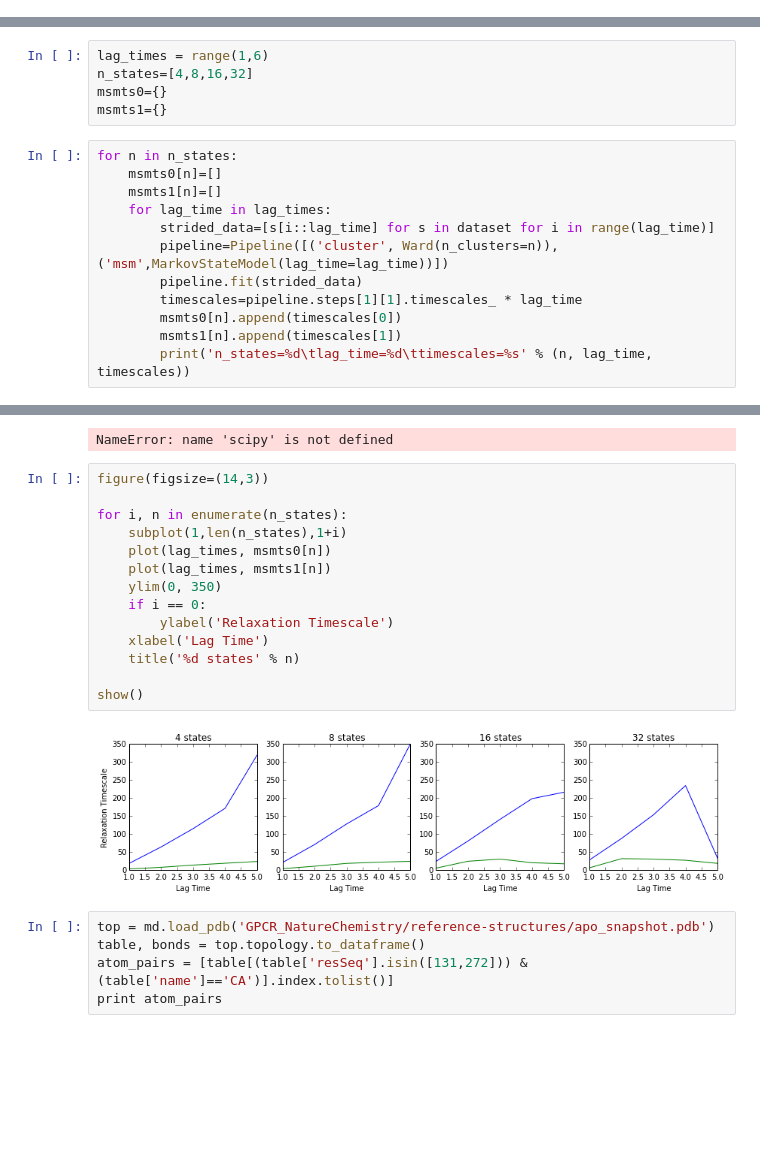
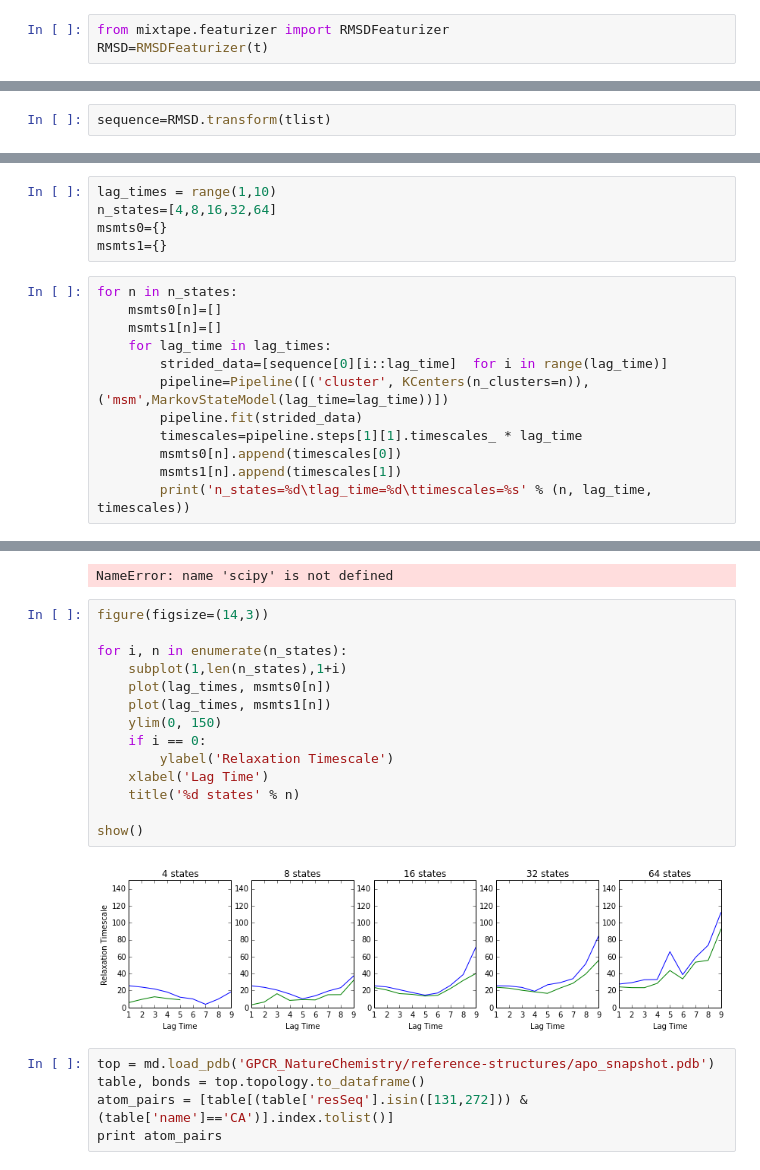
Before and after one commit to ChayaSt/exacycleGPCR, a Jupyter notebook: MSMbuildGPCR.ipynb, the cells around one changed output, grey strips where cells are left out. Cells and saved outputs as stored; diff of their text form; blank space fills up the shorter version.

Commit message:
Added RMSD to crystal structure

```diff
--- a/MSMbuildGPCR.ipynb
+++ b/MSMbuildGPCR.ipynb
@@ -29,3 +179,6 @@ print ([dataset[i].shape for i in range(5)])
 [(27, 27), (24, 24), (25, 25), (28, 28), (28, 28)]
 <matplotlib.colorbar.Colorbar instance at 0x...>
 [figure]
+# %%
+from mixtape.featurizer import RMSDFeaturizer
+RMSD=RMSDFeaturizer(t)
@@ -31,0 +187,2 @@ print ([dataset[i].shape for i in range(5)])
+# %%
+sequence=RMSD.transform(tlist)
@@ -32,6 +193,6 @@ print ([dataset[i].shape for i in range(5)])
 # %%
-lag_times = range(1,6)
-n_states=[4,8,16,32]
+lag_times = range(1,10)
+n_states=[4,8,16,32,64]
 msmts0={}
 msmts1={}
 # %%
@@ -39,8 +200,8 @@ for n in n_states:
     msmts0[n]=[]
     msmts1[n]=[]
     for lag_time in lag_times:
-        strided_data=[s[i::lag_time] for s in dataset for i in range(lag_time)]
-        pipeline=Pipeline([('cluster', Ward(n_clusters=n)),('msm',MarkovStateModel(lag_time=lag_time))])
+        strided_data=[sequence[0][i::lag_time]  for i in range(lag_time)]
+        pipeline=Pipeline([('cluster', KCenters(n_clusters=n)),('msm',MarkovStateModel(lag_time=lag_time))])
         pipeline.fit(strided_data)
         timescales=pipeline.steps[1][1].timescales_ * lag_time
         msmts0[n].append(timescales[0])
@@ -61,19 +238,19 @@ NameError: name 'scipy' is not defined
 # %%
 figure(figsize=(14,3))
 
 for i, n in enumerate(n_states):
     subplot(1,len(n_states),1+i)
     plot(lag_times, msmts0[n])
     plot(lag_times, msmts1[n])
-    ylim(0, 350)
+    ylim(0, 150)
     if i == 0:
         ylabel('Relaxation Timescale')
     xlabel('Lag Time')
     title('%d states' % n)
 
 show()
 # %% [output]
-[figure, old version]
+[figure, new version]
 # %%
 top = md.load_pdb('GPCR_NatureChemistry/reference-structures/apo_snapshot.pdb')
 table, bonds = top.topology.to_dataframe()
```
Also changed, not shown: parts of 22 cells of this notebook.
